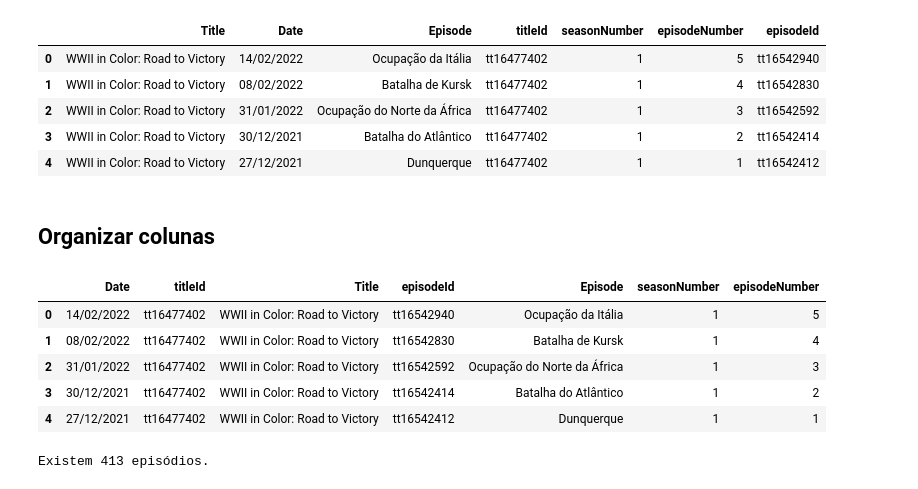
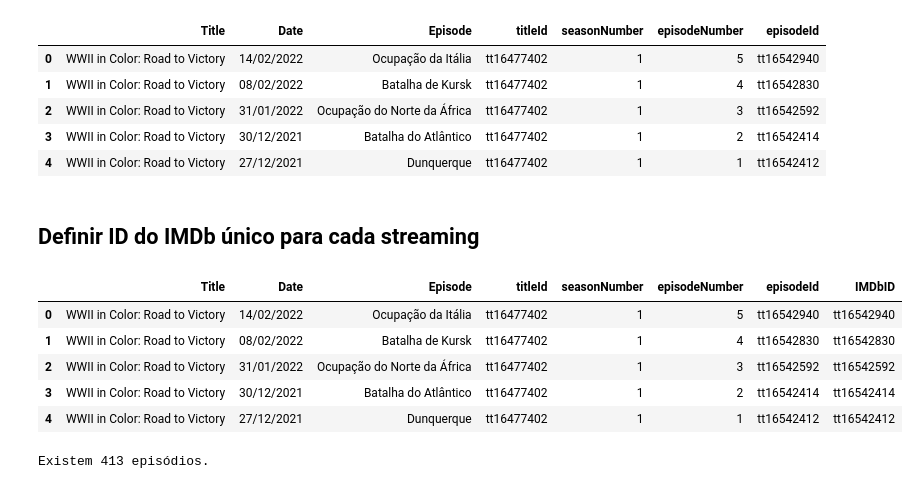
Before and after one commit to vichShir/netflix-analysis, a Jupyter notebook: notebooks/Netflix_Analysis.ipynb, the cells around one changed output. Saved outputs shown, nothing was run; the diff lists cells and outputs as text; code cells hidden in the pictures.

Commit message:
Melhorado: dados de streaming do Netflix com ID do IMDb e único

```diff
--- a/notebooks/Netflix_Analysis.ipynb
+++ b/notebooks/Netflix_Analysis.ipynb
@@ -806,18 +1257,24 @@ netflix_df.head()
 | 2 | WWII in Color: Road to Victory | 31/01/2022 | Ocupação do Norte da África | tt16477402 | 1 | 3 | tt16542592 |
 | 3 | WWII in Color: Road to Victory | 30/12/2021 | Batalha do Atlântico | tt16477402 | 1 | 2 | tt16542414 |
 | 4 | WWII in Color: Road to Victory | 27/12/2021 | Dunquerque | tt16477402 | 1 | 1 | tt16542412 |
-# %% [markdown]
-## Organizar colunas
-# %%
-netflix_df = netflix_df[['Date', 'titleId', 'Title', 'episodeId', 'Episode', 'seasonNumber', 'episodeNumber']]
-netflix_df.head()
-# %% [output]
-|  | Date | titleId | Title | episodeId | Episode | seasonNumber | episodeNumber |
-| 0 | 14/02/2022 | tt16477402 | WWII in Color: Road to Victory | tt16542940 | Ocupação da Itália | 1 | 5 |
-| 1 | 08/02/2022 | tt16477402 | WWII in Color: Road to Victory | tt16542830 | Batalha de Kursk | 1 | 4 |
-| 2 | 31/01/2022 | tt16477402 | WWII in Color: Road to Victory | tt16542592 | Ocupação do Norte da África | 1 | 3 |
-| 3 | 30/12/2021 | tt16477402 | WWII in Color: Road to Victory | tt16542414 | Batalha do Atlântico | 1 | 2 |
-| 4 | 27/12/2021 | tt16477402 | WWII in Color: Road to Victory | tt16542412 | Dunquerque | 1 | 1 |
+# %% [markdown]
+## Definir ID do IMDb único para cada streaming
+# %%
+def create_imdbid(row):
+  if row['episodeId'] == row['episodeId']:
+    return row['episodeId']
+  else:
+    return row['titleId']
+# %%
+netflix_df['IMDbID'] = netflix_df.apply(lambda x: create_imdbid(x), axis=1)
+netflix_df.head()
+# %% [output]
+|  | Title | Date | Episode | titleId | seasonNumber | episodeNumber | episodeId | IMDbID |
+| 0 | WWII in Color: Road to Victory | 14/02/2022 | Ocupação da Itália | tt16477402 | 1 | 5 | tt16542940 | tt16542940 |
+| 1 | WWII in Color: Road to Victory | 08/02/2022 | Batalha de Kursk | tt16477402 | 1 | 4 | tt16542830 | tt16542830 |
+| 2 | WWII in Color: Road to Victory | 31/01/2022 | Ocupação do Norte da África | tt16477402 | 1 | 3 | tt16542592 | tt16542592 |
+| 3 | WWII in Color: Road to Victory | 30/12/2021 | Batalha do Atlântico | tt16477402 | 1 | 2 | tt16542414 | tt16542414 |
+| 4 | WWII in Color: Road to Victory | 27/12/2021 | Dunquerque | tt16477402 | 1 | 1 | tt16542412 | tt16542412 |
 # %%
 print(f"Existem {len(netflix_df['episodeId'].dropna().unique())} episódios.")
 # %% [output]
```
Also changed, not shown: parts of 10 cells of this notebook, 1 other file.
